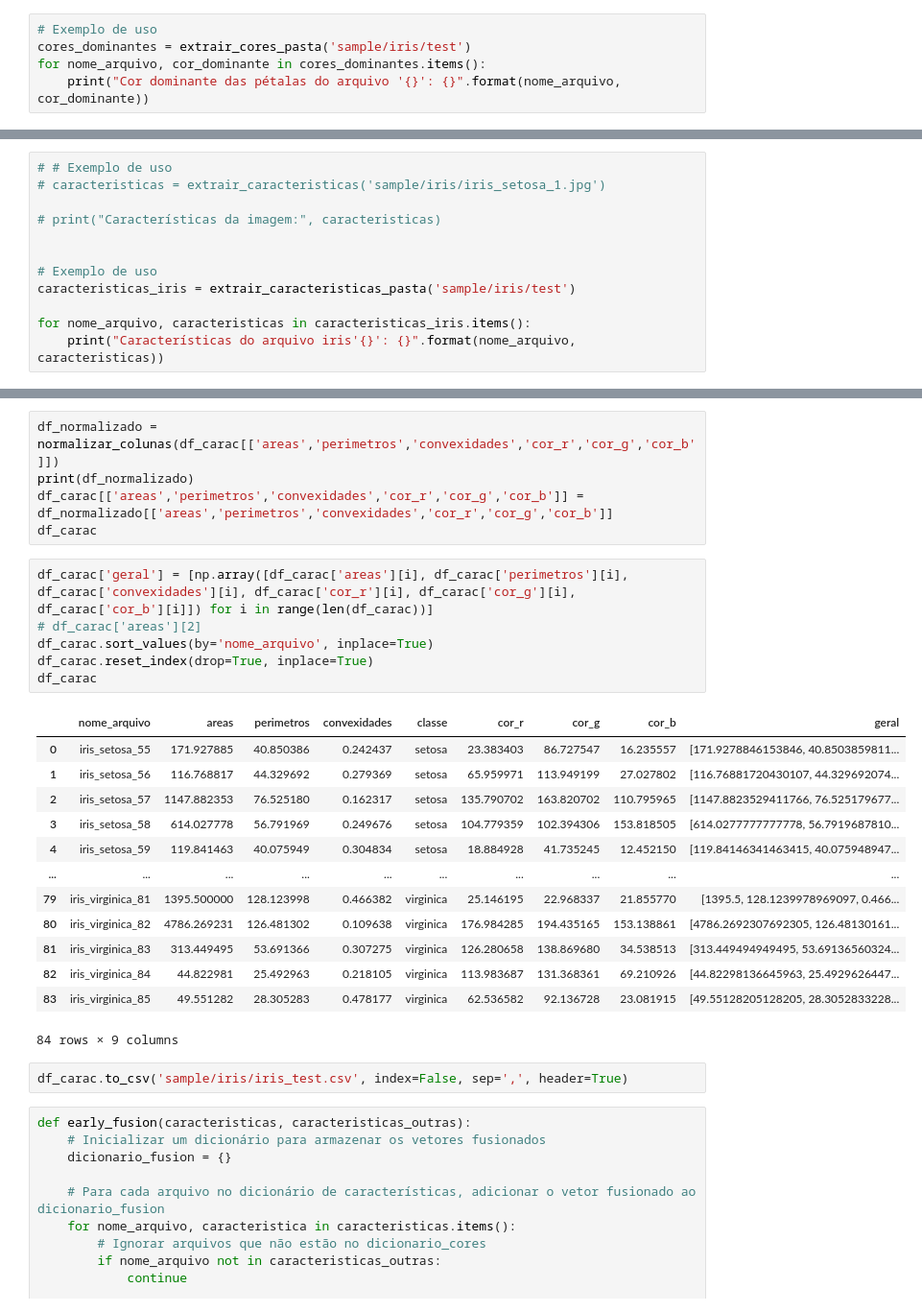
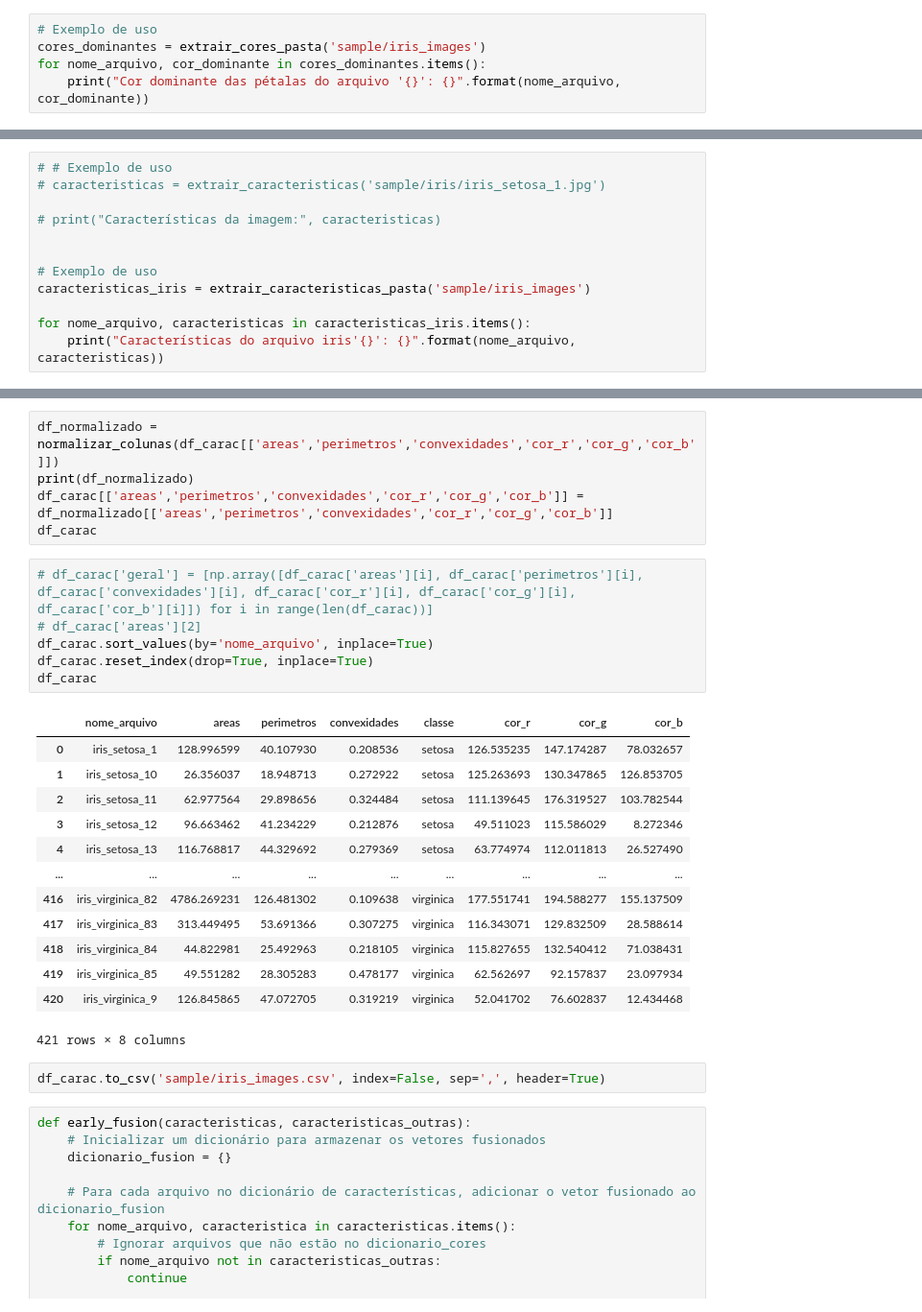
Before and after one commit to deiveleal/multi_modal_machine_learning, a Jupyter notebook: HelloWorld/MultiModalAlgorithm-ExtractFeatures.ipynb, the cells around one changed output, grey strips where cells are left out. Shown at 96% size. Saved outputs shown, nothing was run; the diff lists cells and outputs as text.

```diff
--- a/HelloWorld/MultiModalAlgorithm-ExtractFeatures.ipynb
+++ b/HelloWorld/MultiModalAlgorithm-ExtractFeatures.ipynb
@@ -140,7 +156,7 @@ def extrair_cores_pasta(caminho_pasta):
     return cores_dominantes
 # %%
 # Exemplo de uso
-cores_dominantes = extrair_cores_pasta('sample/iris/test')
+cores_dominantes = extrair_cores_pasta('sample/iris_images')
 for nome_arquivo, cor_dominante in cores_dominantes.items():
     print("Cor dominante das pétalas do arquivo '{}': {}".format(nome_arquivo, cor_dominante))
 # %% [output]
@@ -211,7 +227,7 @@ def extrair_caracteristicas_pasta(caminho_pasta):
 
 
 # Exemplo de uso
-caracteristicas_iris = extrair_caracteristicas_pasta('sample/iris/test')
+caracteristicas_iris = extrair_caracteristicas_pasta('sample/iris_images')
 
 for nome_arquivo, caracteristicas in caracteristicas_iris.items():
     print("Características do arquivo iris'{}': {}".format(nome_arquivo, caracteristicas))
@@ -333,27 +349,27 @@ print(df_normalizado)
 df_carac[['areas','perimetros','convexidades','cor_r','cor_g','cor_b']] = df_normalizado[['areas','perimetros','convexidades','cor_r','cor_g','cor_b']]
 df_carac
 # %%
-df_carac['geral'] = [np.array([df_carac['areas'][i], df_carac['perimetros'][i], df_carac['convexidades'][i], df_carac['cor_r'][i], df_carac['cor_g'][i], df_carac['cor_b'][i]]) for i in range(len(df_carac))]
+# df_carac['geral'] = [np.array([df_carac['areas'][i], df_carac['perimetros'][i], df_carac['convexidades'][i], df_carac['cor_r'][i], df_carac['cor_g'][i], df_carac['cor_b'][i]]) for i in range(len(df_carac))]
 # df_carac['areas'][2]
 df_carac.sort_values(by='nome_arquivo', inplace=True)
 df_carac.reset_index(drop=True, inplace=True)
 df_carac
 # %% [output]
-|  | nome_arquivo | areas | perimetros | convexidades | classe | cor_r | cor_g | cor_b | geral |
-| 0 | iris_setosa_55 | 171.927885 | 40.850386 | 0.242437 | setosa | 23.383403 | 86.727547 | 16.235557 | [171.9278846153846, 40.8503859811... |
-| 1 | iris_setosa_56 | 116.768817 | 44.329692 | 0.279369 | setosa | 65.959971 | 113.949199 | 27.027802 | [116.76881720430107, 44.329692074... |
-| 2 | iris_setosa_57 | 1147.882353 | 76.525180 | 0.162317 | setosa | 135.790702 | 163.820702 | 110.795965 | [1147.8823529411766, 76.525179677... |
-| 3 | iris_setosa_58 | 614.027778 | 56.791969 | 0.249676 | setosa | 104.779359 | 102.394306 | 153.818505 | [614.0277777777778, 56.7919687810... |
-| 4 | iris_setosa_59 | 119.841463 | 40.075949 | 0.304834 | setosa | 18.884928 | 41.735245 | 12.452150 | [119.84146341463415, 40.075948947... |
-| ... | ... | ... | ... | ... | ... | ... | ... | ... | ... |
-| 79 | iris_virginica_81 | 1395.500000 | 128.123998 | 0.466382 | virginica | 25.146195 | 22.968337 | 21.855770 | [1395.5, 128.1239978969097, 0.466... |
-| 80 | iris_virginica_82 | 4786.269231 | 126.481302 | 0.109638 | virginica | 176.984285 | 194.435165 | 153.138861 | [4786.2692307692305, 126.48130161... |
-| 81 | iris_virginica_83 | 313.449495 | 53.691366 | 0.307275 | virginica | 126.280658 | 138.869680 | 34.538513 | [313.449494949495, 53.69136560324... |
-| 82 | iris_virginica_84 | 44.822981 | 25.492963 | 0.218105 | virginica | 113.983687 | 131.368361 | 69.210926 | [44.82298136645963, 25.4929626447... |
-| 83 | iris_virginica_85 | 49.551282 | 28.305283 | 0.478177 | virginica | 62.536582 | 92.136728 | 23.081915 | [49.55128205128205, 28.3052833228... |
+|  | nome_arquivo | areas | perimetros | convexidades | classe | cor_r | cor_g | cor_b |
+| 0 | iris_setosa_1 | 128.996599 | 40.107930 | 0.208536 | setosa | 126.535235 | 147.174287 | 78.032657 |
+| 1 | iris_setosa_10 | 26.356037 | 18.948713 | 0.272922 | setosa | 125.263693 | 130.347865 | 126.853705 |
+| 2 | iris_setosa_11 | 62.977564 | 29.898656 | 0.324484 | setosa | 111.139645 | 176.319527 | 103.782544 |
+| 3 | iris_setosa_12 | 96.663462 | 41.234229 | 0.212876 | setosa | 49.511023 | 115.586029 | 8.272346 |
+| 4 | iris_setosa_13 | 116.768817 | 44.329692 | 0.279369 | setosa | 63.774974 | 112.011813 | 26.527490 |
+| ... | ... | ... | ... | ... | ... | ... | ... | ... |
+| 416 | iris_virginica_82 | 4786.269231 | 126.481302 | 0.109638 | virginica | 177.551741 | 194.588277 | 155.137509 |
+| 417 | iris_virginica_83 | 313.449495 | 53.691366 | 0.307275 | virginica | 116.343071 | 129.832509 | 28.588614 |
+| 418 | iris_virginica_84 | 44.822981 | 25.492963 | 0.218105 | virginica | 115.827655 | 132.540412 | 71.038431 |
+| 419 | iris_virginica_85 | 49.551282 | 28.305283 | 0.478177 | virginica | 62.562697 | 92.157837 | 23.097934 |
+| 420 | iris_virginica_9 | 126.845865 | 47.072705 | 0.319219 | virginica | 52.041702 | 76.602837 | 12.434468 |
-84 rows × 9 columns
+421 rows × 8 columns
 # %%
-df_carac.to_csv('sample/iris/iris_test.csv', index=False, sep=',', header=True)
+df_carac.to_csv('sample/iris_images.csv', index=False, sep=',', header=True)
 # %%
 def early_fusion(caracteristicas, caracteristicas_outras):
     # Inicializar um dicionário para armazenar os vetores fusionados
```
Also changed, not shown: parts of 9 cells of this notebook, 2 other files.
